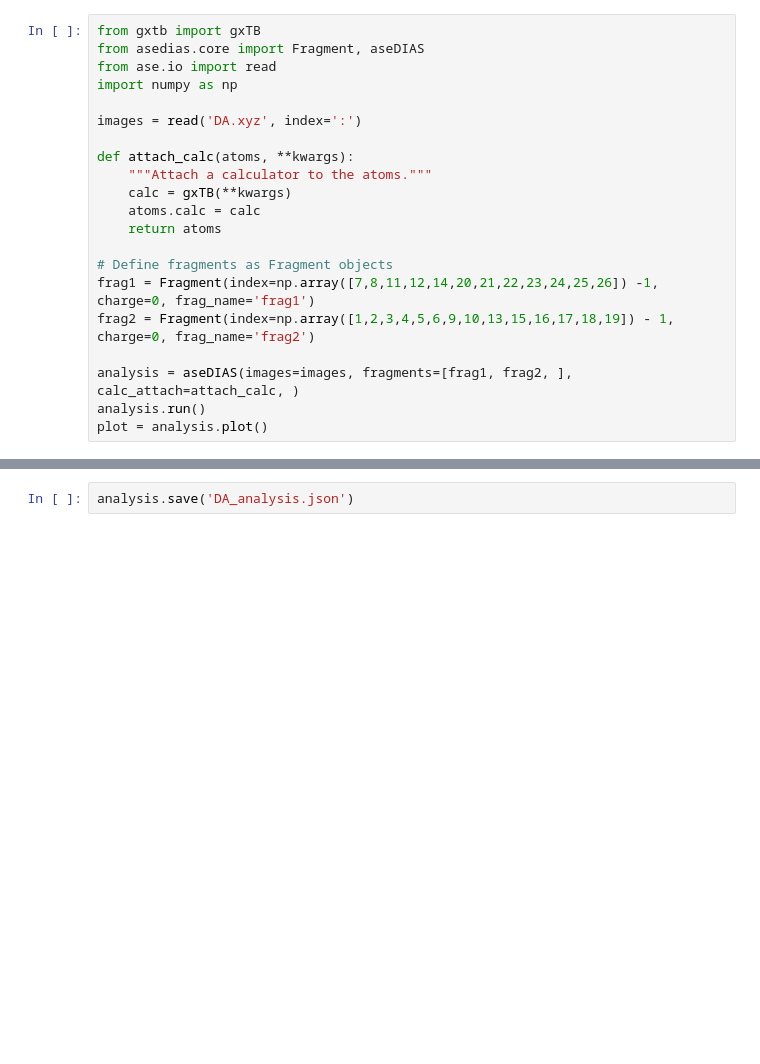
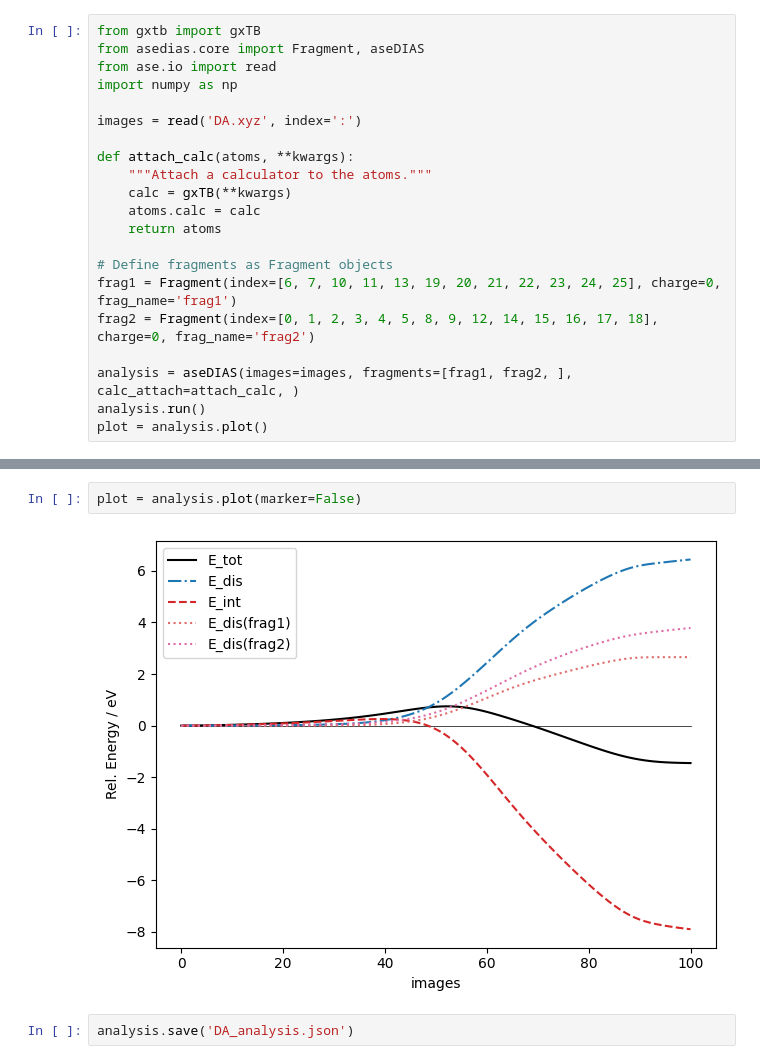
Before and after one commit to kangmg/asedias, a Jupyter notebook: notebook/tutorials.ipynb, the cells around one changed output, grey strips where cells are left out. Drawn from its saved outputs; the diff is of its cells as text; blank space fills up the shorter version.

```diff
--- a/notebook/tutorials.ipynb
+++ b/notebook/tutorials.ipynb
@@ -39,8 +27,8 @@ def attach_calc(atoms, **kwargs):
     return atoms
 
 # Define fragments as Fragment objects
-frag1 = Fragment(index=np.array([7,8,11,12,14,20,21,22,23,24,25,26]) -1, charge=0, frag_name='frag1')
-frag2 = Fragment(index=np.array([1,2,3,4,5,6,9,10,13,15,16,17,18,19]) - 1, charge=0, frag_name='frag2')
+frag1 = Fragment(index=[6, 7, 10, 11, 13, 19, 20, 21, 22, 23, 24, 25], charge=0, frag_name='frag1')
+frag2 = Fragment(index=[0, 1, 2, 3, 4, 5, 8, 9, 12, 14, 15, 16, 17, 18], charge=0, frag_name='frag2')
 
 analysis = aseDIAS(images=images, fragments=[frag1, frag2, ], calc_attach=attach_calc, )
 analysis.run()
@@ -94,5 +82,9 @@ Starting step: Fragment Energies
 Progress Summary:
 Total Energies -> Optimize Fragments -> Fragment Energies
 [figure]
+# %%
+plot = analysis.plot(marker=False)
+# %% [output]
+[figure, added]
 # %%
 analysis.save('DA_analysis.json')
```
Also changed, not shown: parts of 5 cells of this notebook, 1 other file.
